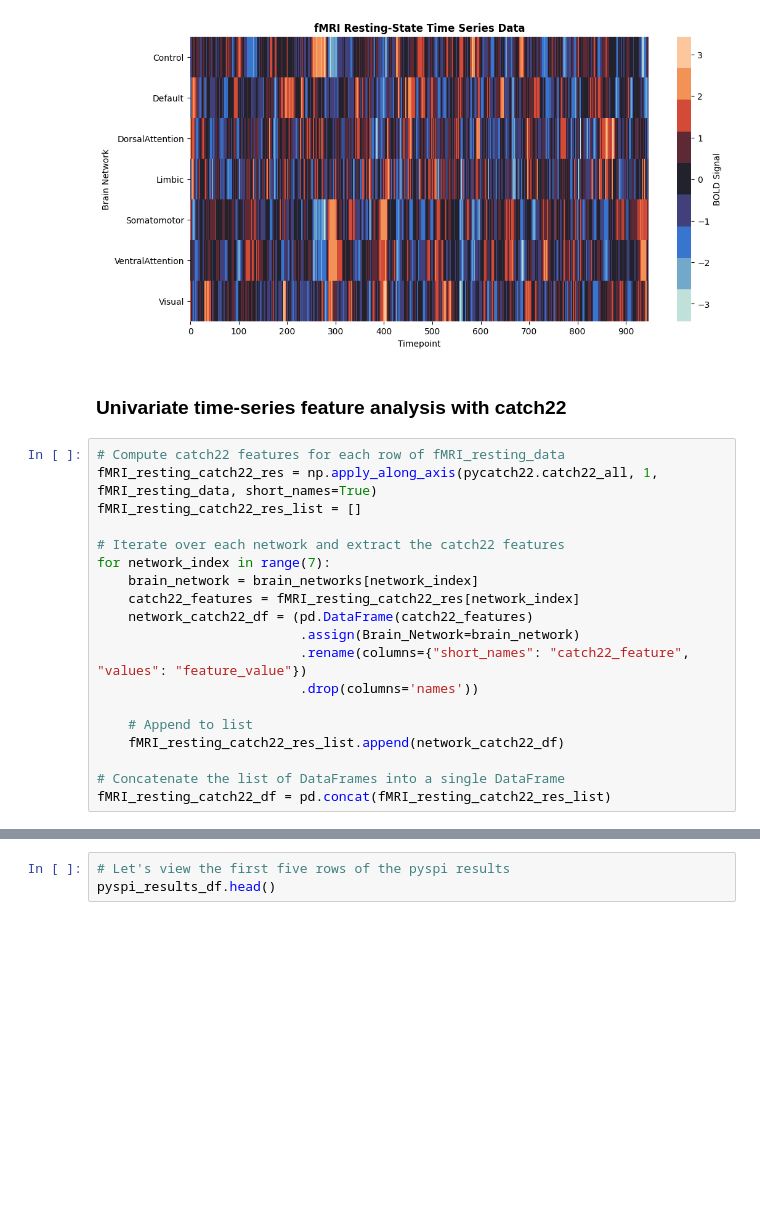
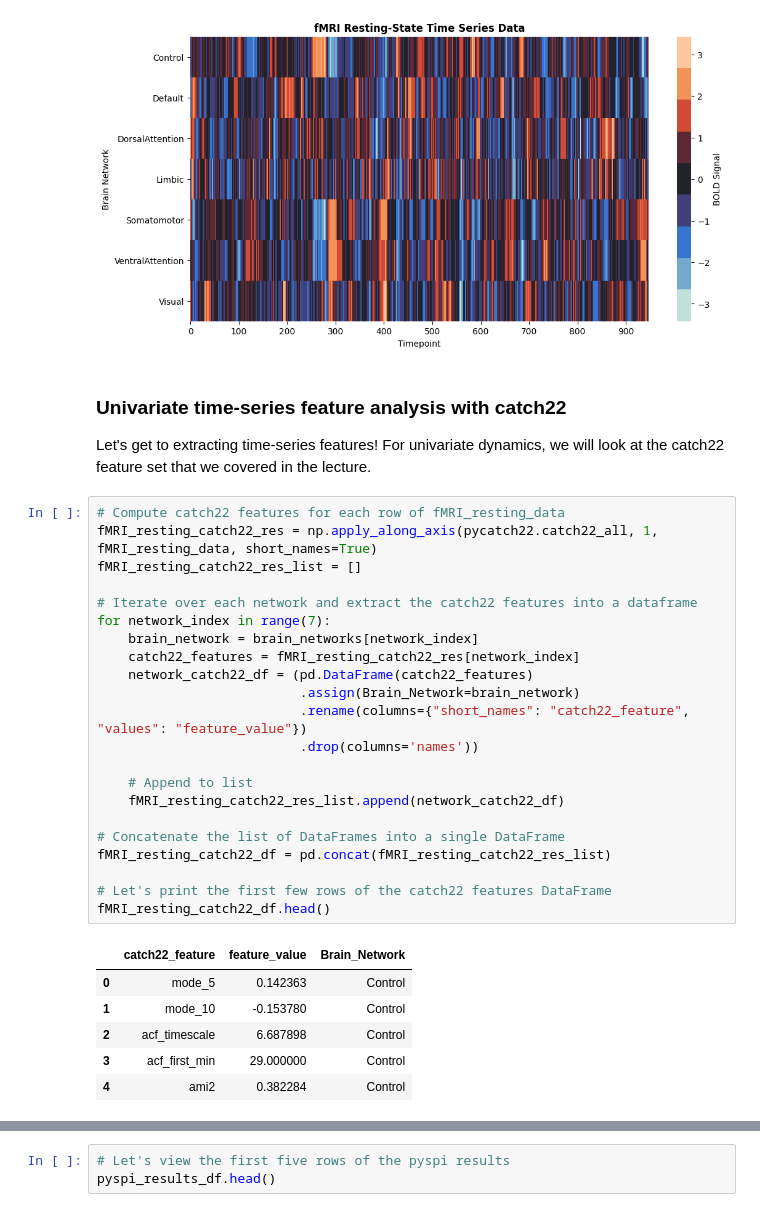
Before and after one commit to anniegbryant/CSYS5040_Demo, a Jupyter notebook: CSYS5040_demo.ipynb, the cells around one changed output, grey strips where cells are left out. Drawn from its saved outputs; the diff is of its cells as text; blank space fills up the shorter version.

```diff
--- a/CSYS5040_demo.ipynb
+++ b/CSYS5040_demo.ipynb
@@ -131,24 +118,36 @@ plt.ylabel('Brain Network')
 # %% [output]
 Text(120.72222222222221, 0.5, 'Brain Network')
 [figure]
-# %% [markdown]
-### Univariate time-series feature analysis with catch22
+# %% [markdown]
+### Univariate time-series feature analysis with catch22
+
+Let's get to extracting time-series features! For univariate dynamics, we will look at the catch22 feature set that we covered in the lecture.
 # %%
 # Compute catch22 features for each row of fMRI_resting_data
 fMRI_resting_catch22_res = np.apply_along_axis(pycatch22.catch22_all, 1, fMRI_resting_data, short_names=True)
 fMRI_resting_catch22_res_list = []
 
-# Iterate over each network and extract the catch22 features
+# Iterate over each network and extract the catch22 features into a dataframe
 for network_index in range(7):
     brain_network = brain_networks[network_index]
     catch22_features = fMRI_resting_catch22_res[network_index]
     network_catch22_df = (pd.DataFrame(catch22_features)
                           .assign(Brain_Network=brain_network)
                           .rename(columns={"short_names": "catch22_feature", "values": "feature_value"})
                           .drop(columns='names'))
 
     # Append to list
     fMRI_resting_catch22_res_list.append(network_catch22_df)
 
 # Concatenate the list of DataFrames into a single DataFrame
 fMRI_resting_catch22_df = pd.concat(fMRI_resting_catch22_res_list)
+
+# Let's print the first few rows of the catch22 features DataFrame
+fMRI_resting_catch22_df.head()
+# %% [output]
+|  | catch22_feature | feature_value | Brain_Network |
+| 0 | mode_5 | 0.142363 | Control |
+| 1 | mode_10 | -0.153780 | Control |
+| 2 | acf_timescale | 6.687898 | Control |
+| 3 | acf_first_min | 29.000000 | Control |
+| 4 | ami2 | 0.382284 | Control |
```
Also changed, not shown: parts of 20 cells of this notebook.
